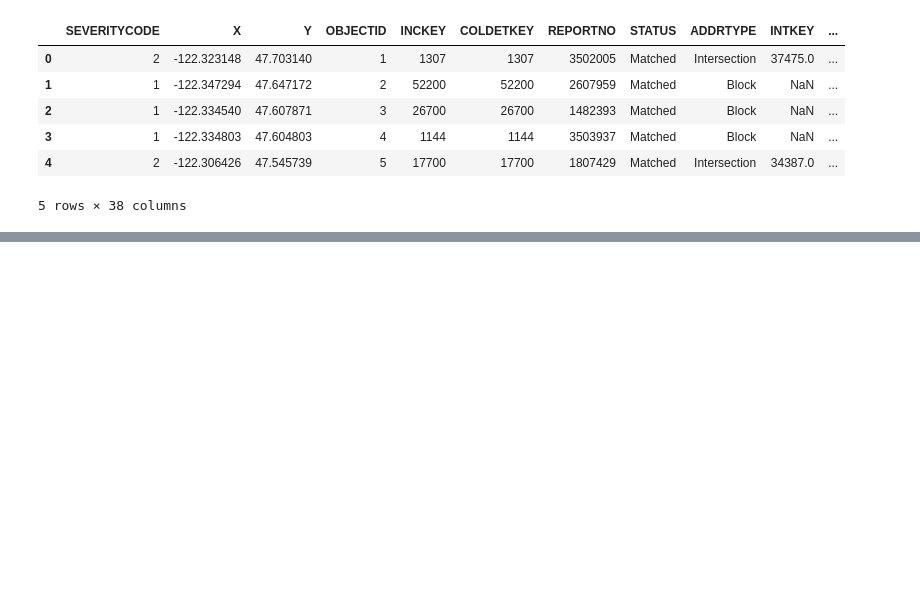
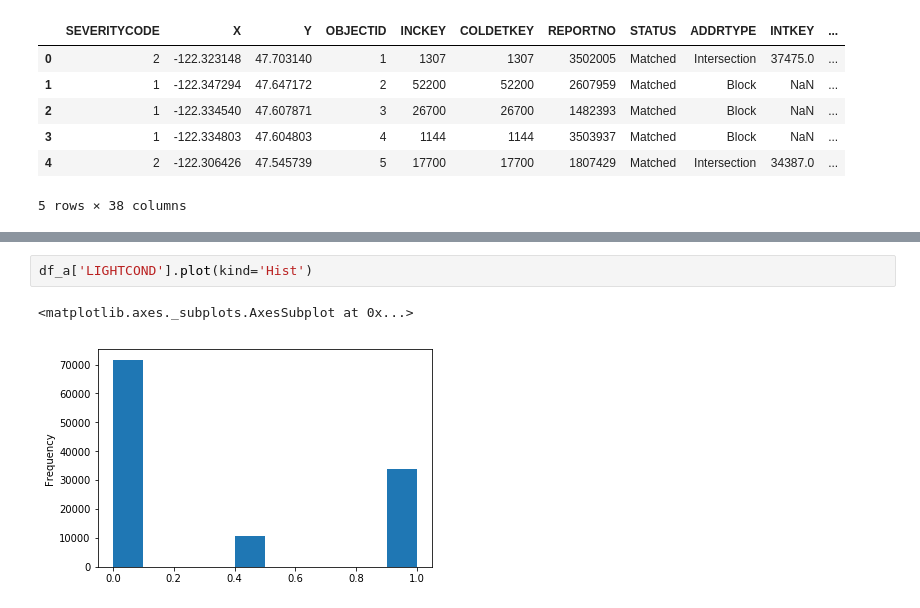
Before and after one commit to rwidomski/Coursera_Capstone, a Jupyter notebook: Data Science Capstone.ipynb, the cells around one changed output, grey strips where cells are left out. Cells and saved outputs as stored; diff of their text form; blank space fills up the shorter version.

```diff
--- a/Data Science Capstone.ipynb
+++ b/Data Science Capstone.ipynb
@@ -24,0 +258,5 @@ x=df['SEVERITYCODE']
+# %%
+df_a['LIGHTCOND'].plot(kind='Hist')
+# %% [output]
+<matplotlib.axes._subplots.AxesSubplot at 0x...>
+[figure, added]
```
Also changed, not shown: parts of 49 cells of this notebook.
